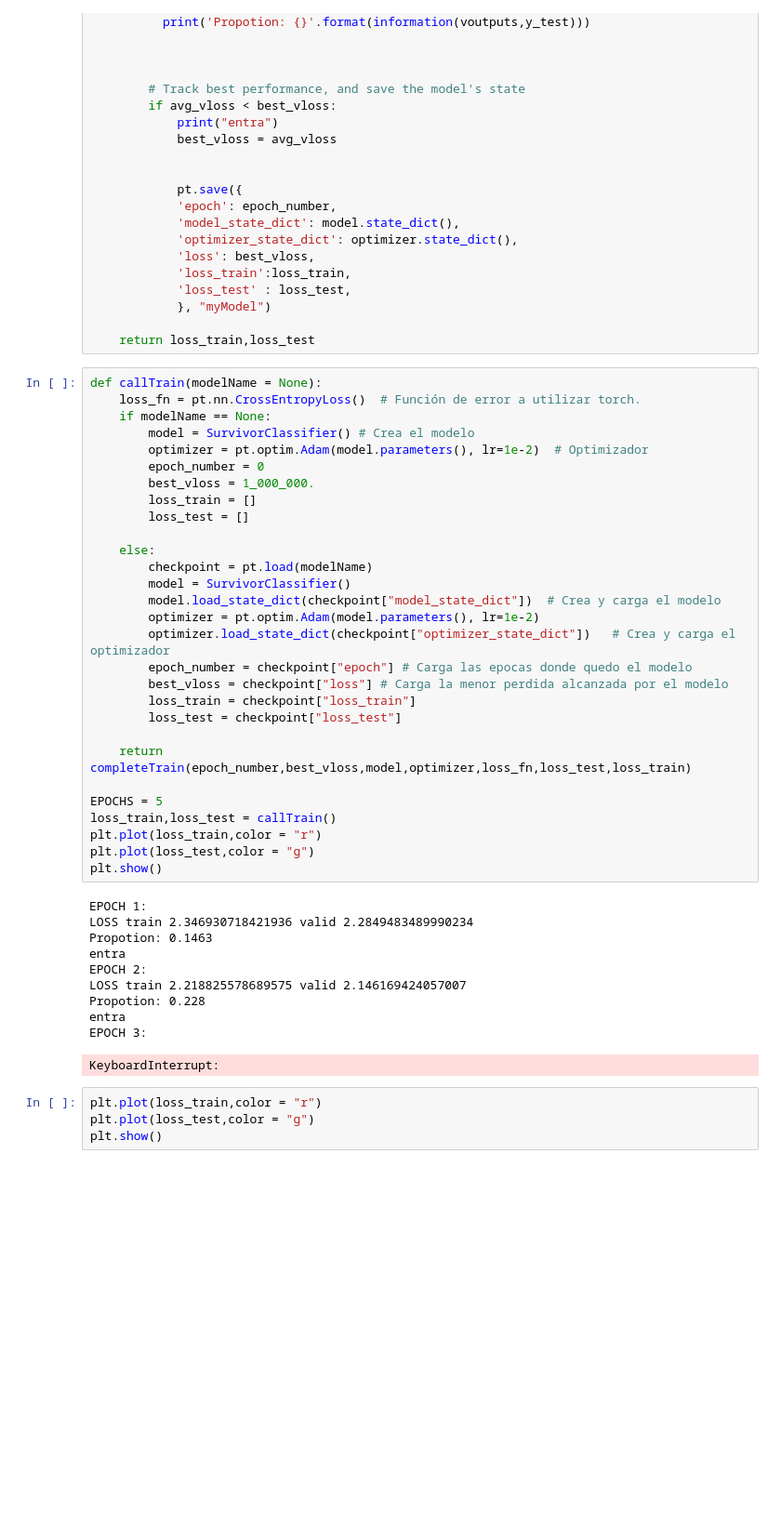
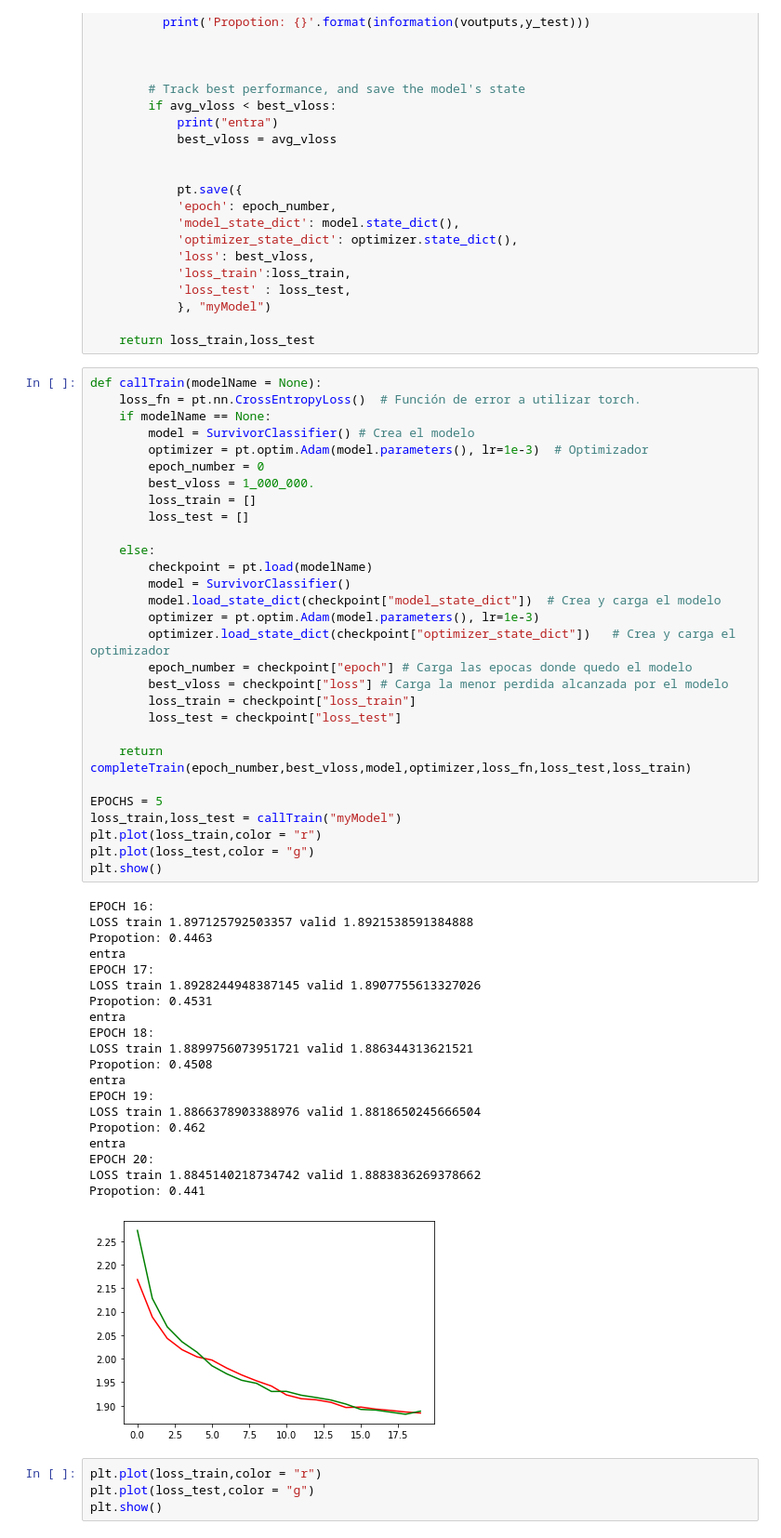
Before and after one commit to jotajota15/MachineLearning, a Jupyter notebook: CNN/codigo.ipynb, the cells around one changed output. Shown at 93% size. Drawn from its saved outputs; the diff is of its cells as text; blank space fills up the shorter version.

```diff
--- a/CNN/codigo.ipynb
+++ b/CNN/codigo.ipynb
@@ -286,43 +287,53 @@ def completeTrain(epoch_number,best_vloss,model,optimizer,loss_fn,loss_train,los
 # %%
 def callTrain(modelName = None):
     loss_fn = pt.nn.CrossEntropyLoss()	# Función de error a utilizar torch.
     if modelName == None:
         model = SurvivorClassifier() # Crea el modelo
-        optimizer = pt.optim.Adam(model.parameters(), lr=1e-2)	# Optimizador
+        optimizer = pt.optim.Adam(model.parameters(), lr=1e-3)	# Optimizador
         epoch_number = 0
         best_vloss = 1_000_000.
         loss_train = []
         loss_test = []
 
     else:
         checkpoint = pt.load(modelName)
         model = SurvivorClassifier()
         model.load_state_dict(checkpoint["model_state_dict"])  # Crea y carga el modelo
-        optimizer = pt.optim.Adam(model.parameters(), lr=1e-2)
+        optimizer = pt.optim.Adam(model.parameters(), lr=1e-3)
         optimizer.load_state_dict(checkpoint["optimizer_state_dict"])	# Crea y carga el optimizador
         epoch_number = checkpoint["epoch"] # Carga las epocas donde quedo el modelo
         best_vloss = checkpoint["loss"] # Carga la menor perdida alcanzada por el modelo
         loss_train = checkpoint["loss_train"]
         loss_test = checkpoint["loss_test"]
 
     return completeTrain(epoch_number,best_vloss,model,optimizer,loss_fn,loss_test,loss_train)
 
 EPOCHS = 5
-loss_train,loss_test = callTrain()
+loss_train,loss_test = callTrain("myModel")
 plt.plot(loss_train,color = "r")
 plt.plot(loss_test,color = "g")
 plt.show()
 # %% [output]
-EPOCH 1:
-LOSS train 2.346930718421936 valid 2.2849483489990234
-Propotion: 0.1463
+EPOCH 16:
+LOSS train 1.897125792503357 valid 1.8921538591384888
+Propotion: 0.4463
 entra
-EPOCH 2:
-LOSS train 2.218825578689575 valid 2.146169424057007
-Propotion: 0.228
+EPOCH 17:
+LOSS train 1.8928244948387145 valid 1.8907755613327026
+Propotion: 0.4531
 entra
-EPOCH 3:
+EPOCH 18:
+LOSS train 1.8899756073951721 valid 1.886344313621521
+Propotion: 0.4508
+entra
+EPOCH 19:
+LOSS train 1.8866378903388976 valid 1.8818650245666504
+Propotion: 0.462
+entra
+EPOCH 20:
+LOSS train 1.8845140218734742 valid 1.8883836269378662
+Propotion: 0.441
-KeyboardInterrupt:
+[figure, added]
 # %%
 plt.plot(loss_train,color = "r")
 plt.plot(loss_test,color = "g")
```
Also changed, not shown: parts of 6 cells of this notebook.
